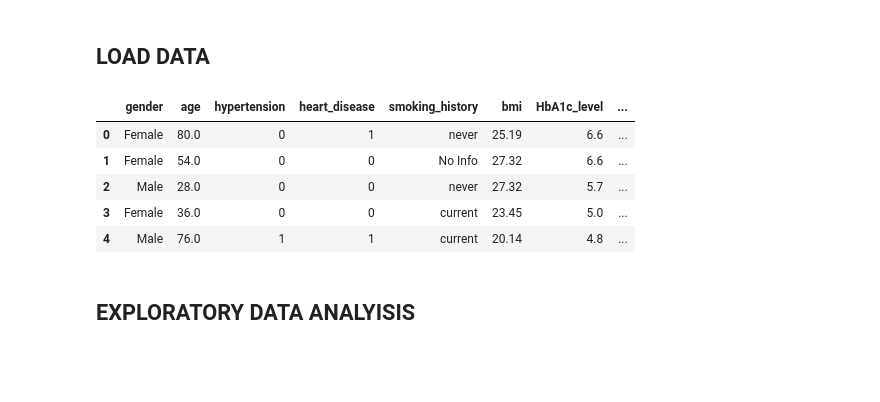
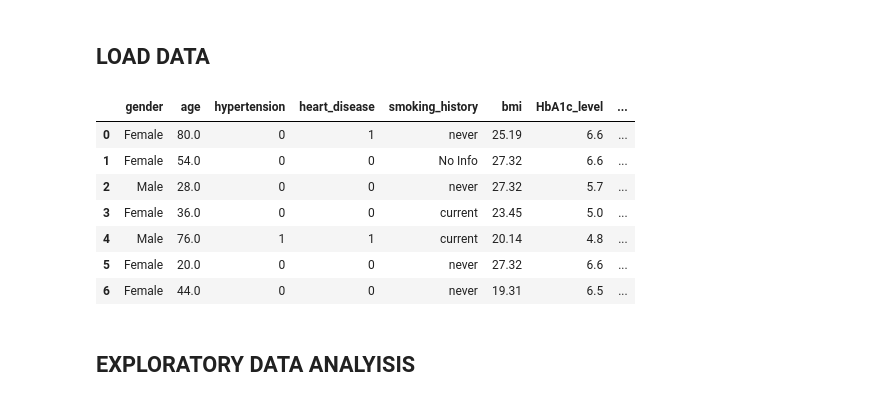
Before and after one commit to SweetAware/sweetaware-model, a Jupyter notebook: notebook_sweetaware.ipynb, the cells around one changed output. Saved outputs shown, nothing was run; the diff lists cells and outputs as text; code cells hidden in the pictures; blank space fills up the shorter version.

```diff
--- a/notebook_sweetaware.ipynb
+++ b/notebook_sweetaware.ipynb
@@ -41,17 +40,19 @@ from tensorflow.keras import regularizers
 # %%
 # Load dataset dari path
 file_path = 'https://raw.githubusercontent.com/SweetAware/sweetaware-model/refs/heads/main/diabetes_prediction_dataset.csv'
 df = pd.read_csv(file_path)
 
 # Tampilkan 5 baris
-df.head(5)
+df.head(7)
 # %% [output]
 |  | gender | age | hypertension | heart_disease | smoking_history | bmi | HbA1c_level | ... |
 | 0 | Female | 80.0 | 0 | 1 | never | 25.19 | 6.6 | ... |
 | 1 | Female | 54.0 | 0 | 0 | No Info | 27.32 | 6.6 | ... |
 | 2 | Male | 28.0 | 0 | 0 | never | 27.32 | 5.7 | ... |
 | 3 | Female | 36.0 | 0 | 0 | current | 23.45 | 5.0 | ... |
 | 4 | Male | 76.0 | 1 | 1 | current | 20.14 | 4.8 | ... |
+| 5 | Female | 20.0 | 0 | 0 | never | 27.32 | 6.6 | ... |
+| 6 | Female | 44.0 | 0 | 0 | never | 19.31 | 6.5 | ... |
 # %% [markdown]
 ## EXPLORATORY DATA ANALYISIS
 # %% [markdown]
```
Also changed, not shown: parts of 22 cells of this notebook, 10 other files.
